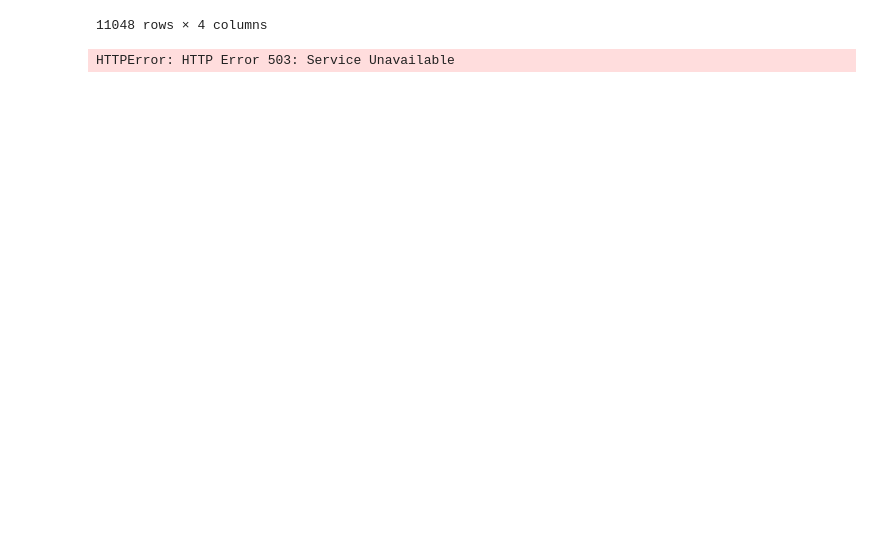
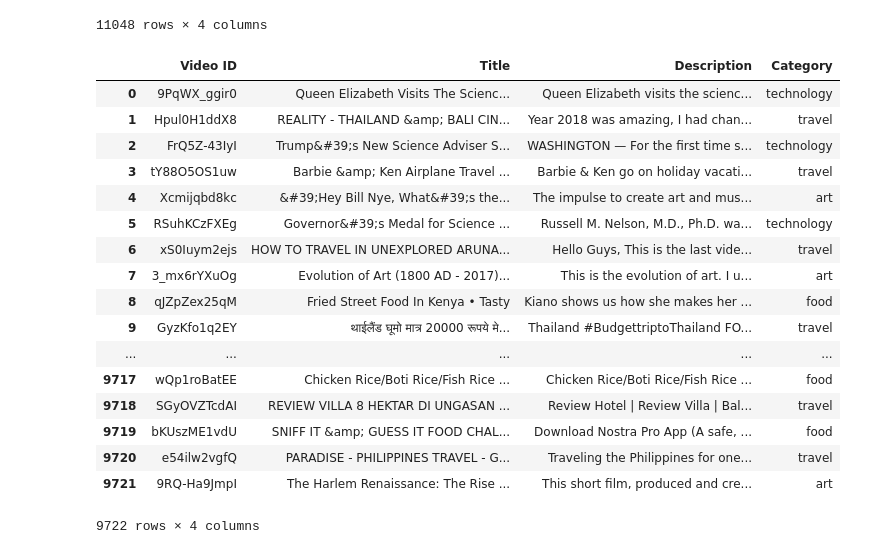
Before and after one commit to TheAbhishekJha/YT_VideoClassifier, a Jupyter notebook: NaiveBayes.ipynb, the cells around one changed output. Cells and saved outputs as stored; diff of their text form; code cells hidden in the pictures; blank space fills up the shorter version.

```diff
--- a/NaiveBayes.ipynb
+++ b/NaiveBayes.ipynb
@@ -178,8 +178,27 @@ df
 11048 rows × 4 columns
 # %%
 for i in range(df.shape[0]):
-    if(TextBlob(df.Description[i]).detect_language()!='en'):
-        des_ctr+=1
-print(des_ctr)
+    if(detect(df.Description[i])!='en'):
+        df.drop(i,inplace=True)
-# %% [output]
-HTTPError: HTTP Error 503: Service Unavailable
+# %%
+df = df.reset_index(drop=True)
+df
+# %% [output]
+|  | Video ID | Title | Description | Category |
+| 0 | 9PqWX_ggir0 | Queen Elizabeth Visits The Scienc... | Queen Elizabeth visits the scienc... | technology |
+| 1 | Hpul0H1ddX8 | REALITY - THAILAND &amp; BALI CIN... | Year 2018 was amazing, I had chan... | travel |
+| 2 | FrQ5Z-43IyI | Trump&#39;s New Science Adviser S... | WASHINGTON — For the first time s... | technology |
+| 3 | tY88O5OS1uw | Barbie &amp; Ken Airplane Travel ... | Barbie & Ken go on holiday vacati... | travel |
+| 4 | Xcmijqbd8kc | &#39;Hey Bill Nye, What&#39;s the... | The impulse to create art and mus... | art |
+| 5 | RSuhKCzFXEg | Governor&#39;s Medal for Science ... | Russell M. Nelson, M.D., Ph.D. wa... | technology |
+| 6 | xS0Iuym2ejs | HOW TO TRAVEL IN UNEXPLORED ARUNA... | Hello Guys, This is the last vide... | travel |
+| 7 | 3_mx6rYXuOg | Evolution of Art (1800 AD - 2017)... | This is the evolution of art. I u... | art |
+| 8 | qJZpZex25qM | Fried Street Food In Kenya • Tasty | Kiano shows us how she makes her ... | food |
+| 9 | GyzKfo1q2EY | थाईलैंड घूमो मात्र 20000 रूपये मे... | Thailand #BudgettriptoThailand FO... | travel |
+| ... | ... | ... | ... | ... |
+| 9717 | wQp1roBatEE | Chicken Rice/Boti Rice/Fish Rice ... | Chicken Rice/Boti Rice/Fish Rice ... | food |
+| 9718 | SGyOVZTcdAI | REVIEW VILLA 8 HEKTAR DI UNGASAN ... | Review Hotel | Review Villa | Bal... | travel |
+| 9719 | bKUszME1vdU | SNIFF IT &amp; GUESS IT FOOD CHAL... | Download Nostra Pro App (A safe, ... | food |
+| 9720 | e54ilw2vgfQ | PARADISE - PHILIPPINES TRAVEL - G... | Traveling the Philippines for one... | travel |
+| 9721 | 9RQ-Ha9JmpI | The Harlem Renaissance: The Rise ... | This short film, produced and cre... | art |
+9722 rows × 4 columns
```
Also changed, not shown: parts of 29 cells of this notebook.
